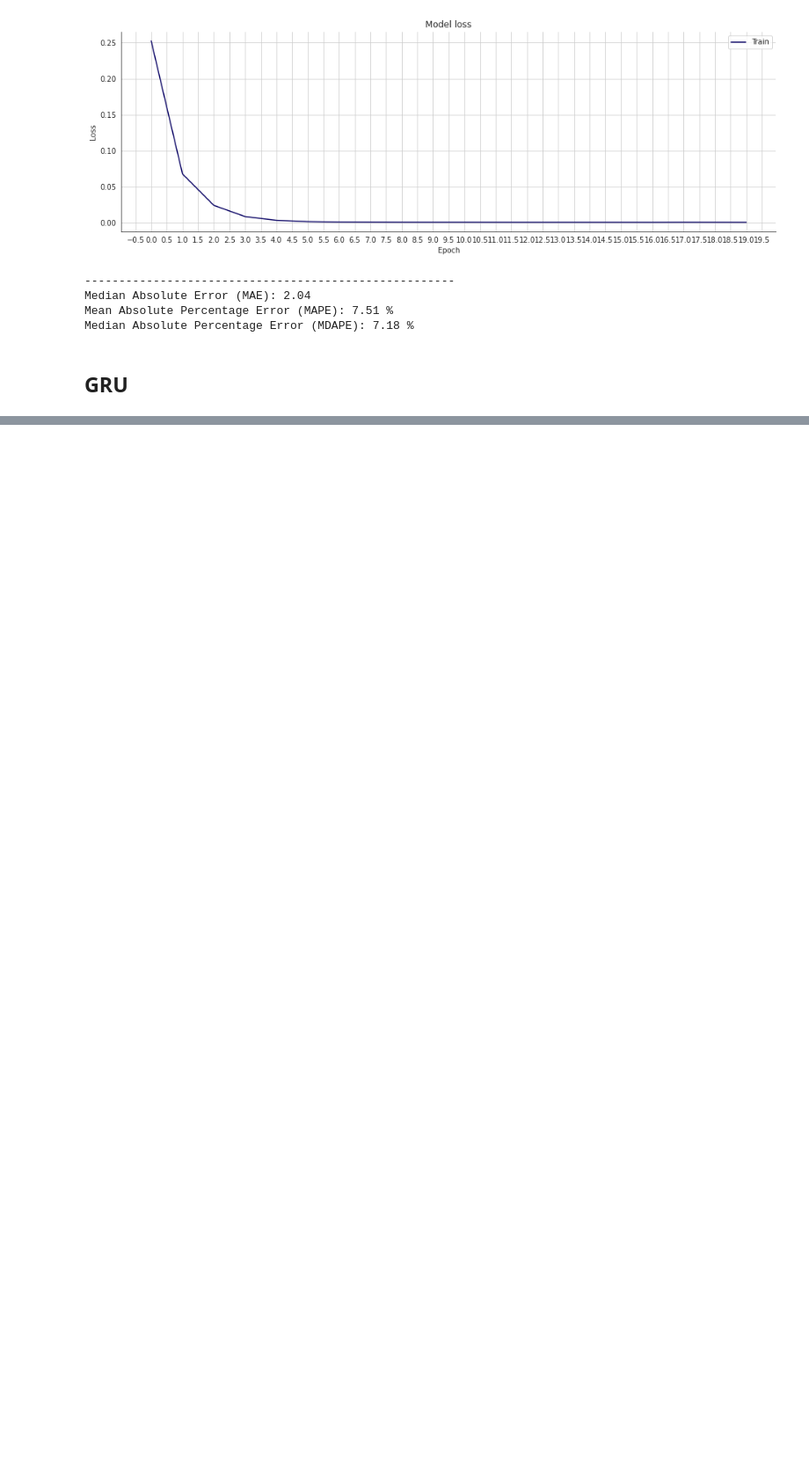
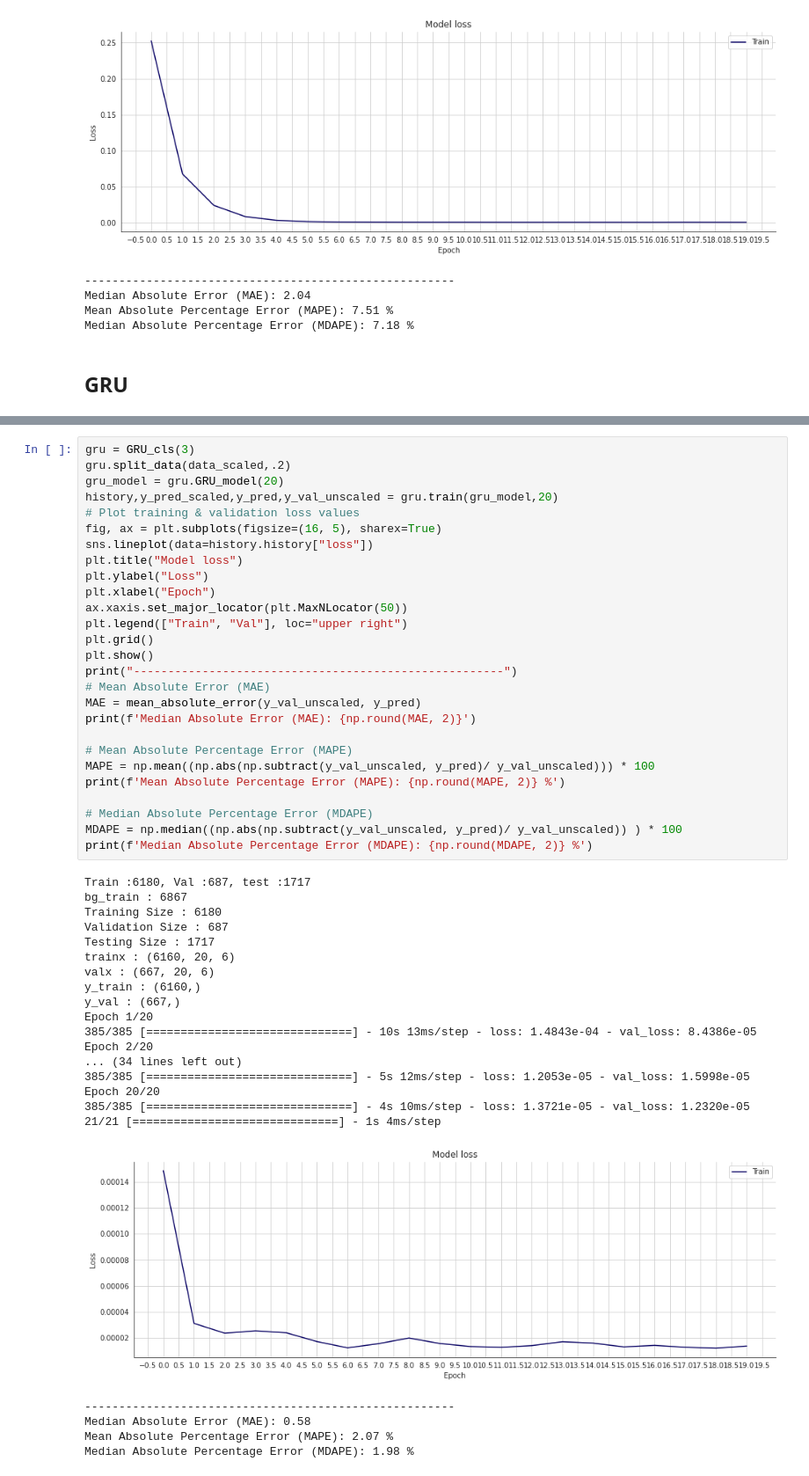
Before and after one commit to Anomaly1702/Ass3_Rnn, a Jupyter notebook: ASS3_RNN.ipynb, the cells around one changed output, grey strips where cells are left out. Shown at 88% size. Saved outputs shown, nothing was run; the diff lists cells and outputs as text; blank space fills up the shorter version.

```diff
--- a/ASS3_RNN.ipynb
+++ b/ASS3_RNN.ipynb
@@ -530,0 +525,50 @@ class LSTM_cls(Basenet):
+# %%
+gru = GRU_cls(3)
+gru.split_data(data_scaled,.2)
+gru_model = gru.GRU_model(20)
+history,y_pred_scaled,y_pred,y_val_unscaled = gru.train(gru_model,20)
+# Plot training & validation loss values
+fig, ax = plt.subplots(figsize=(16, 5), sharex=True)
+sns.lineplot(data=history.history["loss"])
+plt.title("Model loss")
+plt.ylabel("Loss")
+plt.xlabel("Epoch")
+ax.xaxis.set_major_locator(plt.MaxNLocator(50))
+plt.legend(["Train", "Val"], loc="upper right")
+plt.grid()
+plt.show()
+print("------------------------------------------------------")
+# Mean Absolute Error (MAE)
+MAE = mean_absolute_error(y_val_unscaled, y_pred)
+print(f'Median Absolute Error (MAE): {np.round(MAE, 2)}')
+
+# Mean Absolute Percentage Error (MAPE)
+MAPE = np.mean((np.abs(np.subtract(y_val_unscaled, y_pred)/ y_val_unscaled))) * 100
+print(f'Mean Absolute Percentage Error (MAPE): {np.round(MAPE, 2)} %')
+
+# Median Absolute Percentage Error (MDAPE)
+MDAPE = np.median((np.abs(np.subtract(y_val_unscaled, y_pred)/ y_val_unscaled)) ) * 100
+print(f'Median Absolute Percentage Error (MDAPE): {np.round(MDAPE, 2)} %')
+# %% [output]
+Train :6180, Val :687, test :1717
+bg_train : 6867
+Training Size : 6180
+Validation Size : 687
+Testing Size : 1717
+trainx : (6160, 20, 6)
+valx : (667, 20, 6)
+y_train : (6160,)
+y_val : (667,)
+Epoch 1/20
+385/385 [==============================] - 10s 13ms/step - loss: 1.4843e-04 - val_loss: 8.4386e-05
+Epoch 2/20
+... (34 lines left out)
+385/385 [==============================] - 5s 12ms/step - loss: 1.2053e-05 - val_loss: 1.5998e-05
+Epoch 20/20
+385/385 [==============================] - 4s 10ms/step - loss: 1.3721e-05 - val_loss: 1.2320e-05
+21/21 [==============================] - 1s 4ms/step
+[figure, added]
+------------------------------------------------------
+Median Absolute Error (MAE): 0.58
+Mean Absolute Percentage Error (MAPE): 2.07 %
+Median Absolute Percentage Error (MDAPE): 1.98 %
```
Also changed, not shown: parts of 1 cell of this notebook.
